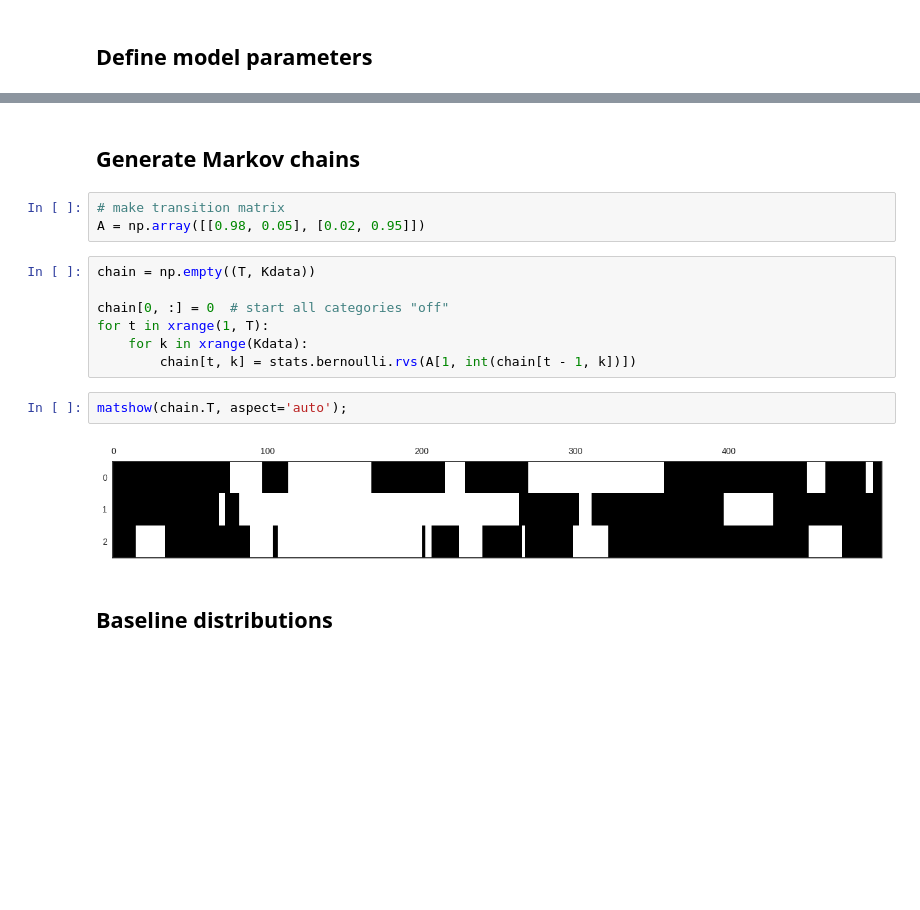
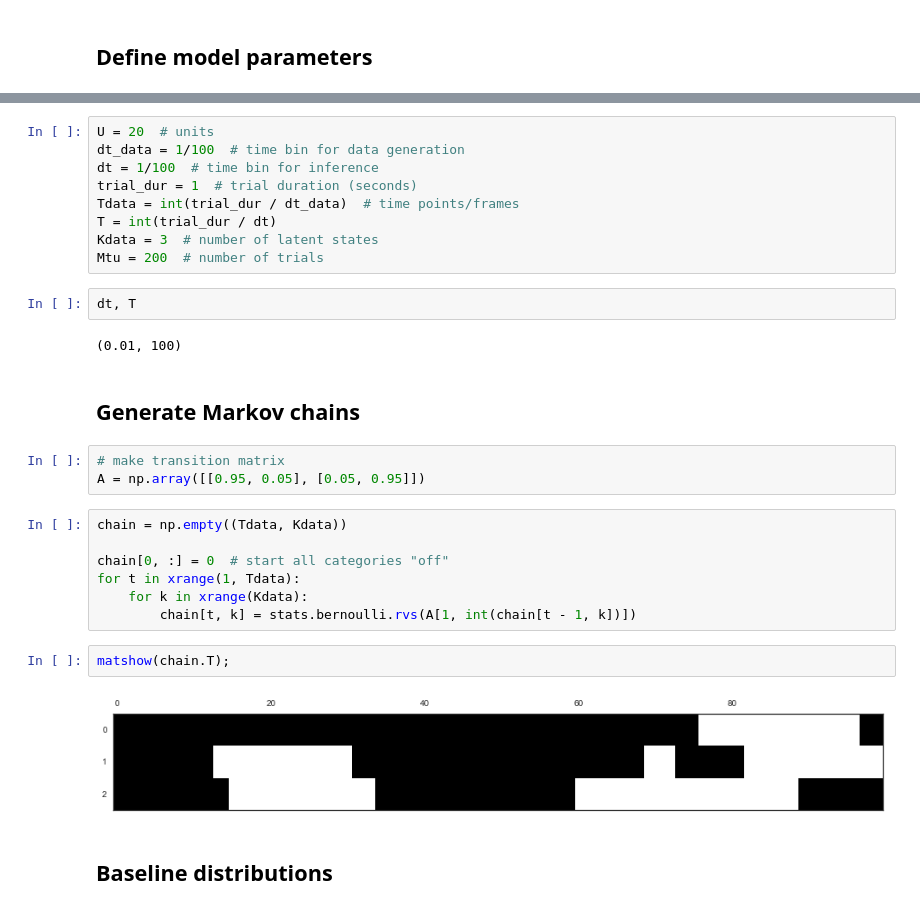
Before and after one commit to pearsonlab/spiketopics, a Jupyter notebook: experiments/synthetic/gamma_model_synthetic_timevary_baseline.ipynb, the cells around one changed output, grey strips where cells are left out. Cells and saved outputs as stored; diff of their text form; blank space fills up the shorter version.

```diff
--- a/experiments/synthetic/gamma_model_synthetic_timevary_baseline.ipynb
+++ b/experiments/synthetic/gamma_model_synthetic_timevary_baseline.ipynb
@@ -44,19 +34,32 @@ T
+# %%
+U = 20  # units
+dt_data = 1/100  # time bin for data generation
+dt = 1/100  # time bin for inference
+trial_dur = 1  # trial duration (seconds)
+Tdata = int(trial_dur / dt_data)  # time points/frames
+T = int(trial_dur / dt)
+Kdata = 3  # number of latent states
+Mtu = 200  # number of trials
+# %%
+dt, T
+# %% [output]
+(0.01, 100)
 # %% [markdown]
 ## Generate Markov chains
 # %%
 # make transition matrix
-A = np.array([[0.98, 0.05], [0.02, 0.95]])
+A = np.array([[0.95, 0.05], [0.05, 0.95]])
 # %%
-chain = np.empty((T, Kdata))
+chain = np.empty((Tdata, Kdata))
 
 chain[0, :] = 0  # start all categories "off"
-for t in xrange(1, T):
+for t in xrange(1, Tdata):
     for k in xrange(Kdata):
         chain[t, k] = stats.bernoulli.rvs(A[1, int(chain[t - 1, k])])
 # %%
-matshow(chain.T, aspect='auto');
+matshow(chain.T);
 # %% [output]
-[figure, old version]
+[figure, new version]
 # %% [markdown]
 ## Baseline distributions
 # %%
```
Also changed, not shown: parts of 60 cells of this notebook, 1 other file.
